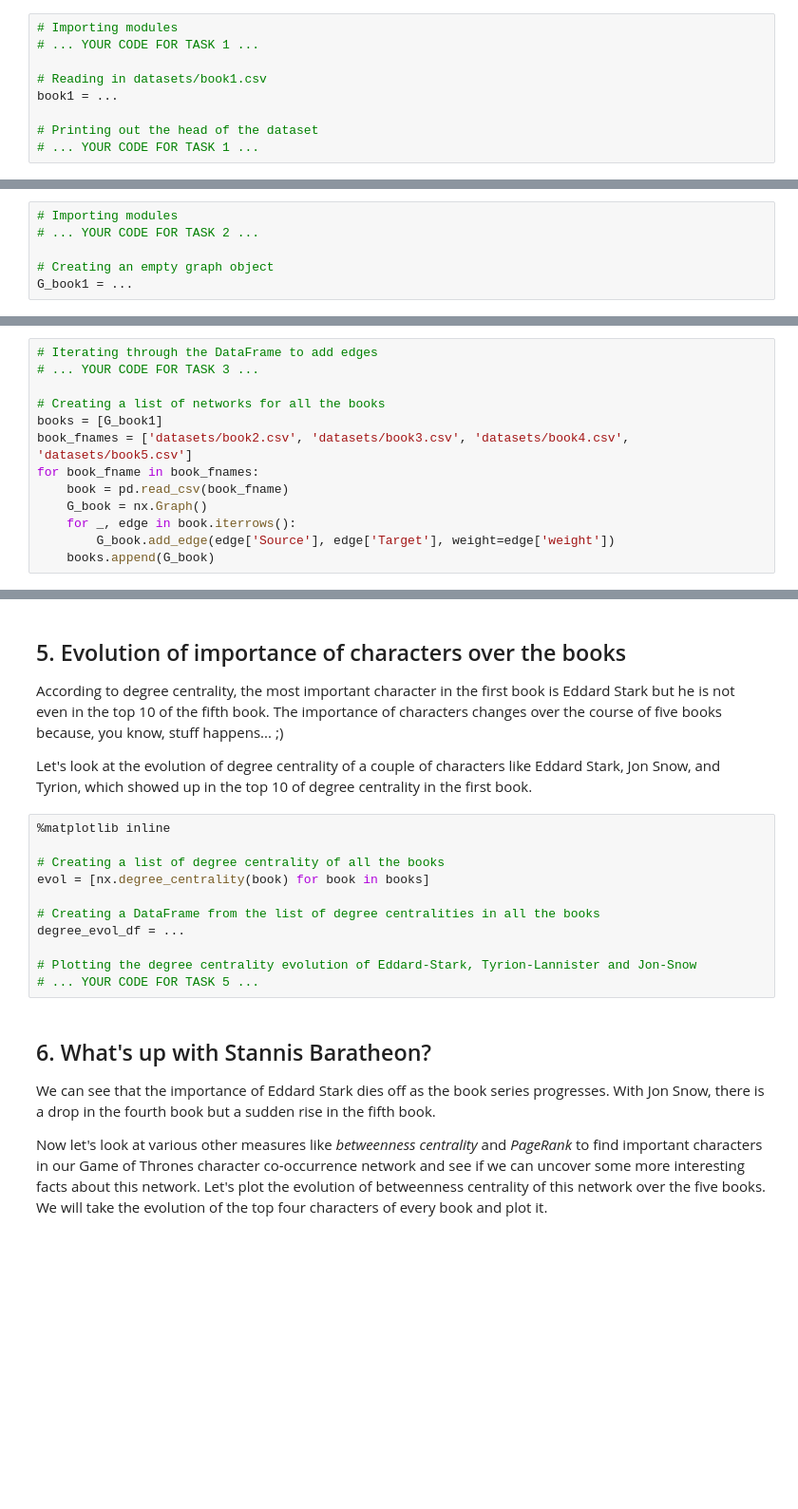
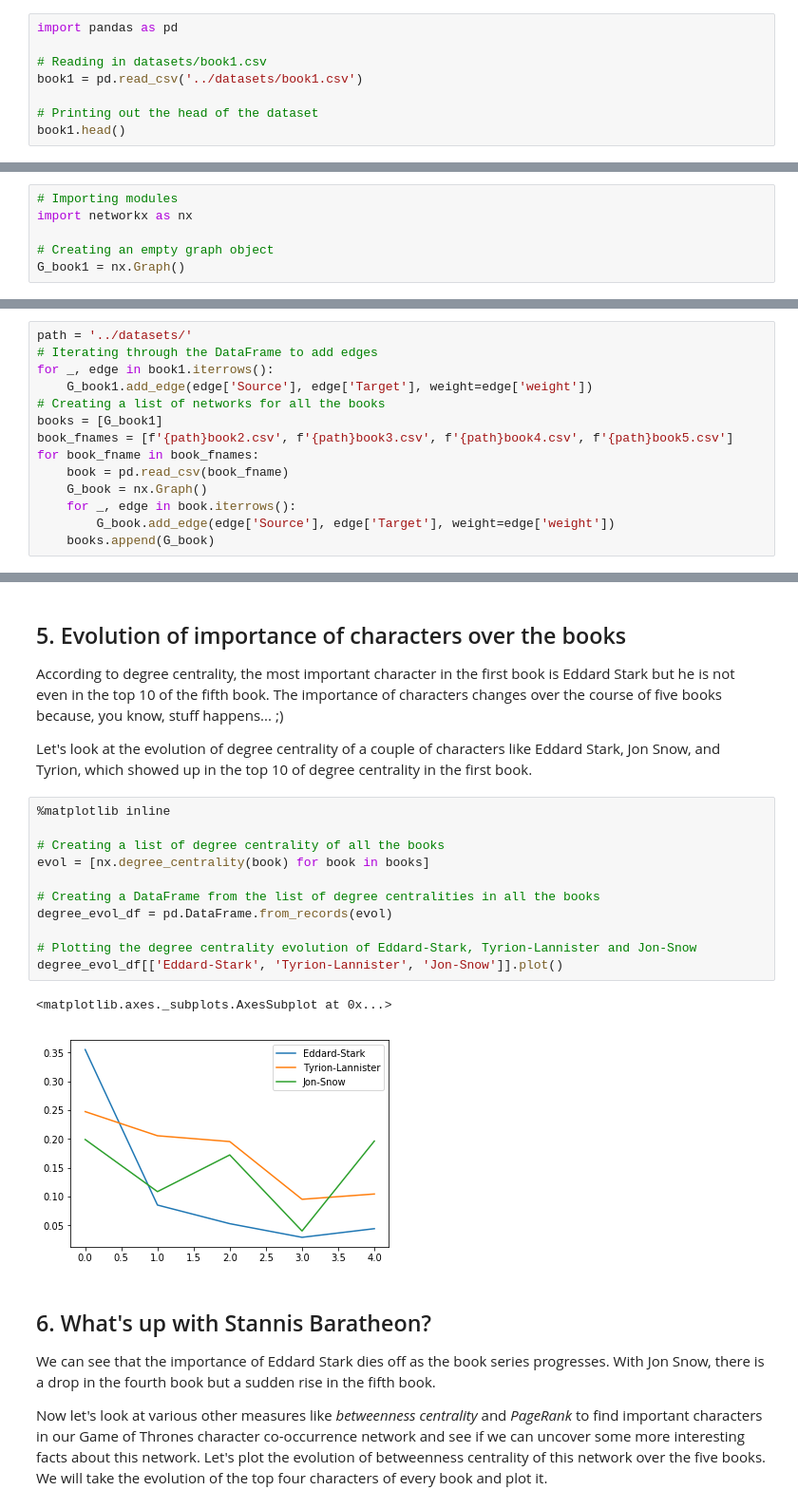
Before and after one commit to macio-matheus/game-of-thrones-challenge, a Jupyter notebook: notebooks/game_of_thrones.ipynb, the cells around one changed output, grey strips where cells are left out. Shown at 95% size. Drawn from its saved outputs; the diff is of its cells as text; blank space fills up the shorter version.

```diff
--- a/notebooks/game_of_thrones.ipynb
+++ b/notebooks/game_of_thrones.ipynb
@@ -4,11 +4,10 @@
 <p><img src="https://s3.amazonaws.com/assets.datacamp.com/production/project_76/img/got_network.jpeg" style="width: 550px"></p>
 <p>This dataset constitutes a network and is given as a text file describing the <em>edges</em> between characters, with some attributes attached to each edge. Let's start by loading in the data for the first book <em>A Game of Thrones</em> and inspect it.</p>
 # %%
-# Importing modules
-# ... YOUR CODE FOR TASK 1 ...
+import pandas as pd
 
 # Reading in datasets/book1.csv
-book1 = ...
+book1 = pd.read_csv('../datasets/book1.csv')
 
 # Printing out the head of the dataset
-# ... YOUR CODE FOR TASK 1 ...
+book1.head()
@@ -18,20 +24,21 @@ book1 = ...
 <p>Once we have the data loaded as a pandas DataFrame, it's time to create a network. We will use <code>networkx</code>, a network analysis library, and create a graph object for the first book.</p>
 # %%
 # Importing modules
-# ... YOUR CODE FOR TASK 2 ...
+import networkx as nx
 
 # Creating an empty graph object
-G_book1 = ...
+G_book1 = nx.Graph()
 # %% [markdown]
 ## 3. Populate the network with the DataFrame
 <p>Currently, the graph object <code>G_book1</code> is empty. Let's now populate it with the edges from <code>book1</code>. And while we're at it, let's load in the rest of the books too!</p>
 # %%
+path = '../datasets/'
 # Iterating through the DataFrame to add edges
-# ... YOUR CODE FOR TASK 3 ...
-
+for _, edge in book1.iterrows():
+    G_book1.add_edge(edge['Source'], edge['Target'], weight=edge['weight'])
 # Creating a list of networks for all the books
 books = [G_book1]
-book_fnames = ['datasets/book2.csv', 'datasets/book3.csv', 'datasets/book4.csv', 'datasets/book5.csv']
+book_fnames = [f'{path}book2.csv', f'{path}book3.csv', f'{path}book4.csv', f'{path}book5.csv']
 for book_fname in book_fnames:
     book = pd.read_csv(book_fname)
     G_book = nx.Graph()
@@ -65,14 +75,17 @@ sorted_deg_cen_book5 = ...
 # %%
 %matplotlib inline
 
 # Creating a list of degree centrality of all the books
 evol = [nx.degree_centrality(book) for book in books]
 
 # Creating a DataFrame from the list of degree centralities in all the books
-degree_evol_df = ...
+degree_evol_df = pd.DataFrame.from_records(evol)
 
 # Plotting the degree centrality evolution of Eddard-Stark, Tyrion-Lannister and Jon-Snow
-# ... YOUR CODE FOR TASK 5 ...
+degree_evol_df[['Eddard-Stark', 'Tyrion-Lannister', 'Jon-Snow']].plot()
+# %% [output]
+<matplotlib.axes._subplots.AxesSubplot at 0x...>
+[figure, added]
 # %% [markdown]
 ## 6. What's up with Stannis Baratheon?
 <p>We can see that the importance of Eddard Stark dies off as the book series progresses. With Jon Snow, there is a drop in the fourth book but a sudden rise in the fifth book.</p>
```
Also changed, not shown: parts of 6 cells of this notebook.
